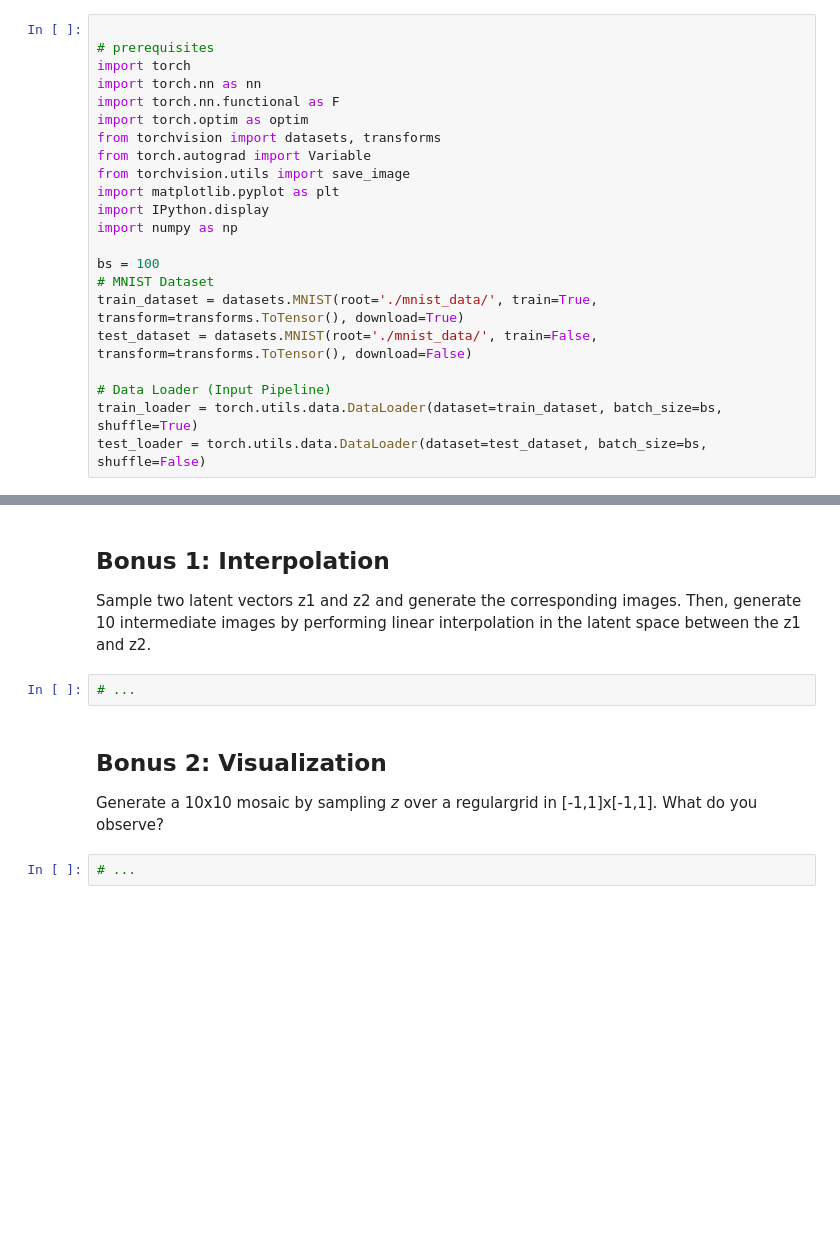
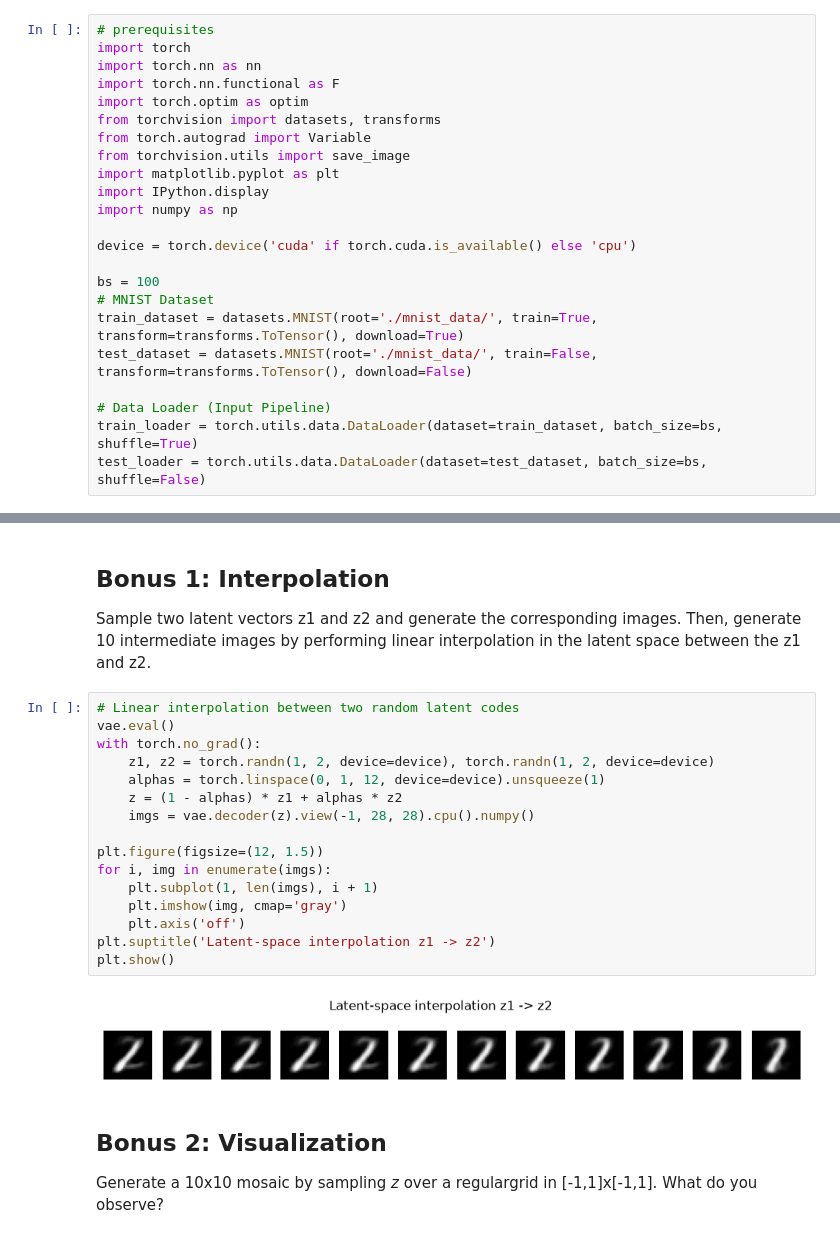
Before and after one commit to AhmadAtwi10/generative-models-mnist, a Jupyter notebook: notebooks/vae_mnist.ipynb, the cells around one changed output, grey strips where cells are left out. Saved outputs shown, nothing was run; the diff lists cells and outputs as text; blank space fills up the shorter version.

```diff
--- a/notebooks/vae_mnist.ipynb
+++ b/notebooks/vae_mnist.ipynb
@@ -14,7 +14,6 @@ You can check if the GPU works with nvidia-smi.
 ## Data loading
 Let's import some libraries and load the MNIST dataset.
 # %%
-
 # prerequisites
 import torch
 import torch.nn as nn
@@ -27,6 +26,8 @@ import matplotlib.pyplot as plt
 import IPython.display
 import numpy as np
 
+device = torch.device('cuda' if torch.cuda.is_available() else 'cpu')
+
 bs = 100
 # MNIST Dataset
 train_dataset = datasets.MNIST(root='./mnist_data/', train=True, transform=transforms.ToTensor(), download=True)
@@ -233,10 +208,24 @@ Train Epoch: 4 [50000/60000 (83%)]      Loss: 37.569072
 # %% [markdown]
 ## Bonus 1: Interpolation
 Sample two latent vectors z1 and z2 and generate the corresponding images. Then, generate 10 intermediate images by performing linear interpolation in the latent space between the z1 and z2.
-# %%
-# ...
+# %%
+# Linear interpolation between two random latent codes
+vae.eval()
+with torch.no_grad():
+    z1, z2 = torch.randn(1, 2, device=device), torch.randn(1, 2, device=device)
+    alphas = torch.linspace(0, 1, 12, device=device).unsqueeze(1)
+    z = (1 - alphas) * z1 + alphas * z2
+    imgs = vae.decoder(z).view(-1, 28, 28).cpu().numpy()
+
+plt.figure(figsize=(12, 1.5))
+for i, img in enumerate(imgs):
+    plt.subplot(1, len(imgs), i + 1)
+    plt.imshow(img, cmap='gray')
+    plt.axis('off')
+plt.suptitle('Latent-space interpolation z1 -> z2')
+plt.show()
+# %% [output]
+[figure, added]
 # %% [markdown]
 ## Bonus 2: Visualization
 Generate a 10x10 mosaic by sampling *z* over a regulargrid in [-1,1]x[-1,1]. What do you observe?
-# %%
-# ...
```
Also changed, not shown: parts of 9 cells of this notebook, 2 other files.
